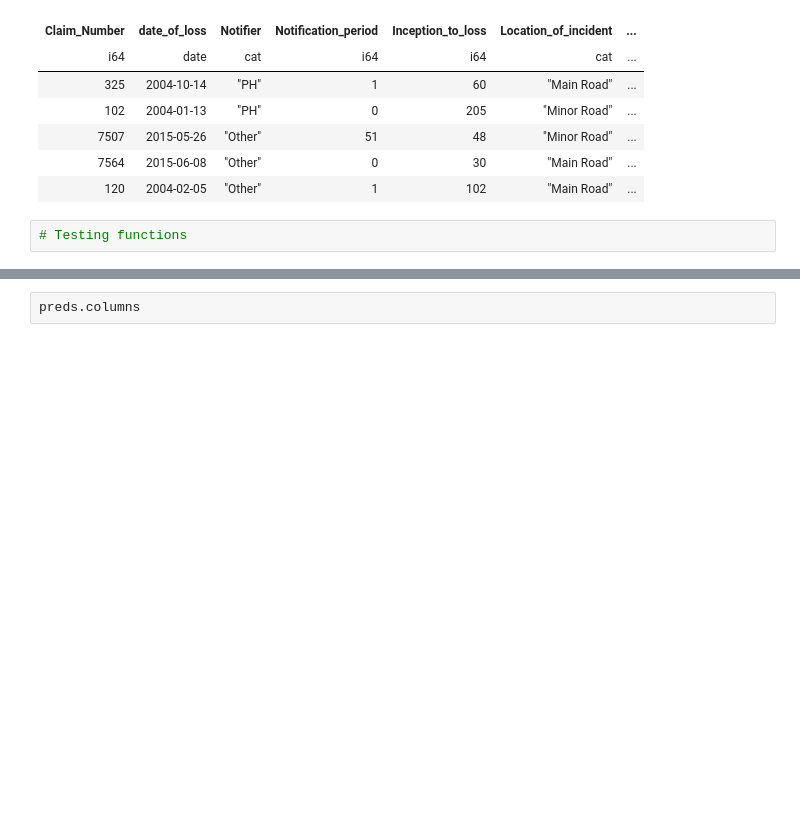
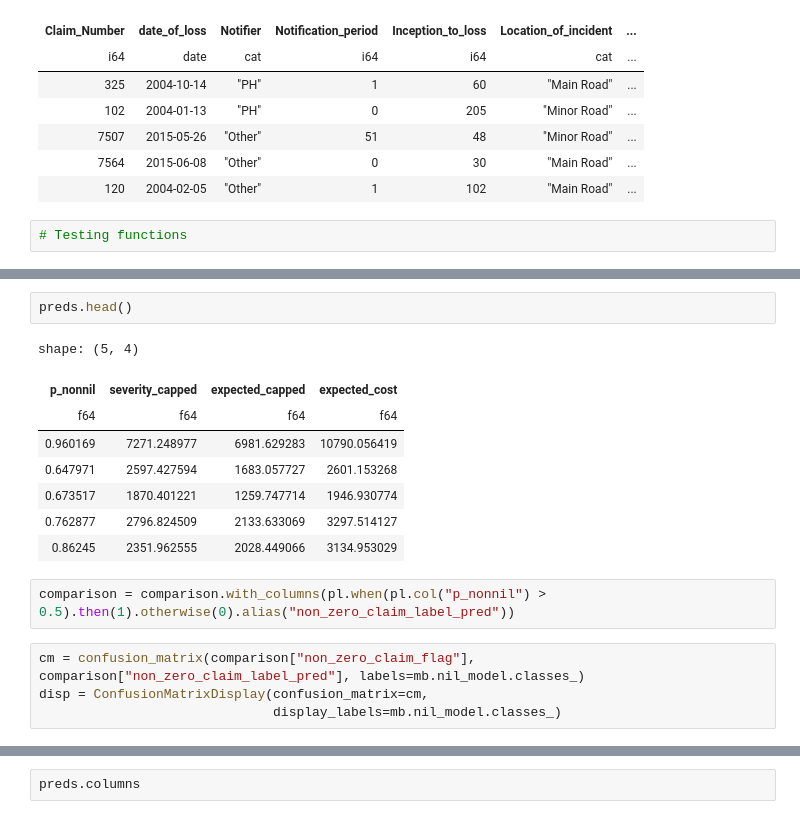
Before and after one commit to John2Wragg/Practice_Solution, a Jupyter notebook: Model_Evaluation/model_eval_test.ipynb, the cells around one changed output, grey strips where cells are left out. Drawn from its saved outputs; the diff is of its cells as text; blank space fills up the shorter version.

```diff
--- a/Model_Evaluation/model_eval_test.ipynb
+++ b/Model_Evaluation/model_eval_test.ipynb
@@ -60,0 +65,17 @@ shape: (5, 40)
+# %%
+preds.head()
+# %% [output]
+shape: (5, 4)
+| p_nonnil | severity_capped | expected_capped | expected_cost |
+| f64 | f64 | f64 | f64 |
+| 0.960169 | 7271.248977 | 6981.629283 | 10790.056419 |
+| 0.647971 | 2597.427594 | 1683.057727 | 2601.153268 |
+| 0.673517 | 1870.401221 | 1259.747714 | 1946.930774 |
+| 0.762877 | 2796.824509 | 2133.633069 | 3297.514127 |
+| 0.86245 | 2351.962555 | 2028.449066 | 3134.953029 |
+# %%
+comparison = comparison.with_columns(pl.when(pl.col("p_nonnil") > 0.5).then(1).otherwise(0).alias("non_zero_claim_label_pred"))
+# %%
+cm = confusion_matrix(comparison["non_zero_claim_flag"], comparison["non_zero_claim_label_pred"], labels=mb.nil_model.classes_)
+disp = ConfusionMatrixDisplay(confusion_matrix=cm,
+                              display_labels=mb.nil_model.classes_)
```
Also changed, not shown: parts of 9 cells of this notebook.
